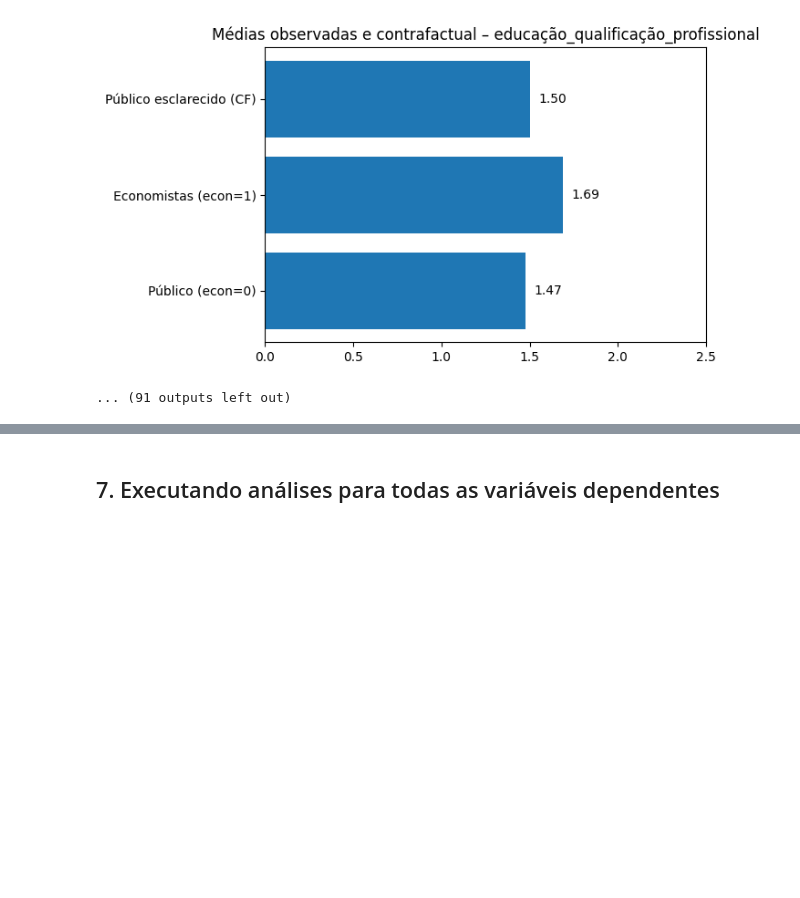
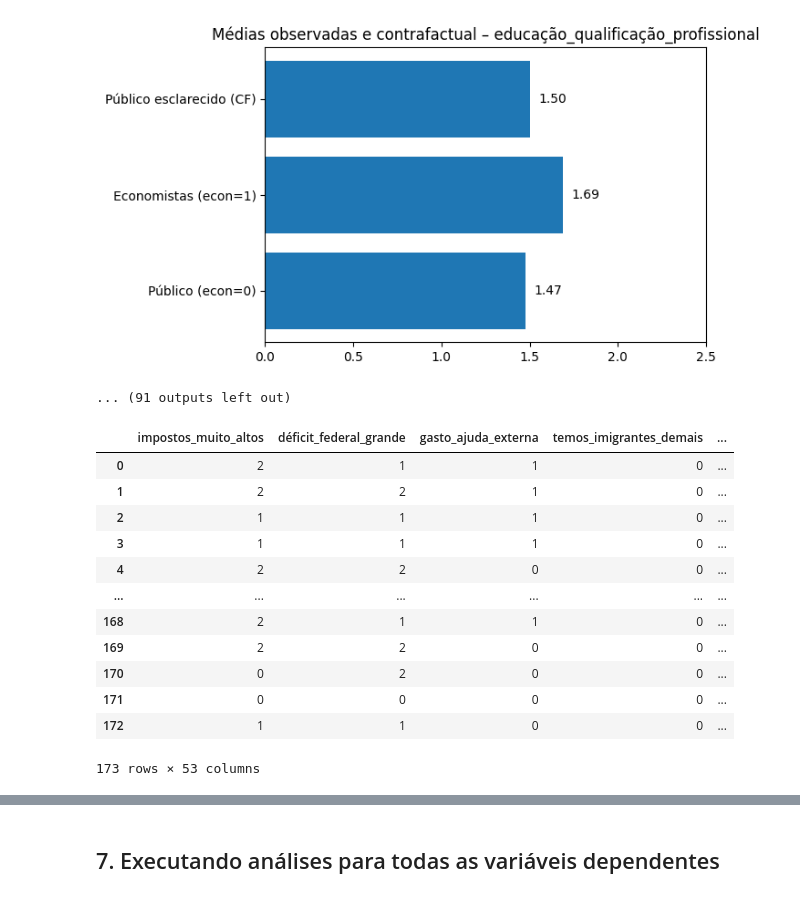
Before and after one commit to Schadenlord/tcc_esag, a Jupyter notebook: Textuais/analise/analiseV2.ipynb, the cells around one changed output, grey strips where cells are left out. Saved outputs shown, nothing was run; the diff lists cells and outputs as text; code cells hidden in the pictures; blank space fills up the shorter version.

```diff
--- a/Textuais/analise/analiseV2.ipynb
+++ b/Textuais/analise/analiseV2.ipynb
@@ -762,3 +762,22 @@ INFO:root:Ajustando modelo OrderedModel
 INFO:root:Modelo ajustado com sucesso
 [figure]
 ... (91 outputs left out)
+# %%
+# excluindo umas colunas
+df_dependentes = df_dependentes.drop(columns=['região_brasil_reside', 'trabalha_economia_finanças', 'trabalha_política_áreas', 'costuma_acompanhar_notícias'])
+
+df_dependentes  # Exibe o DataFrame atualizado sem as colunas excluídas
+# %% [output]
+|  | impostos_muito_altos | déficit_federal_grande | gasto_ajuda_externa | temos_imigrantes_demais | ... |
+| 0 | 2 | 1 | 1 | 0 | ... |
+| 1 | 2 | 2 | 1 | 0 | ... |
+| 2 | 1 | 1 | 1 | 0 | ... |
+| 3 | 1 | 1 | 1 | 0 | ... |
+| 4 | 2 | 2 | 0 | 0 | ... |
+| ... | ... | ... | ... | ... | ... |
+| 168 | 2 | 1 | 1 | 0 | ... |
+| 169 | 2 | 2 | 0 | 0 | ... |
+| 170 | 0 | 2 | 0 | 0 | ... |
+| 171 | 0 | 0 | 0 | 0 | ... |
+| 172 | 1 | 1 | 0 | 0 | ... |
+173 rows × 53 columns
```
Also changed, not shown: parts of 5 cells of this notebook, 5 other files.
